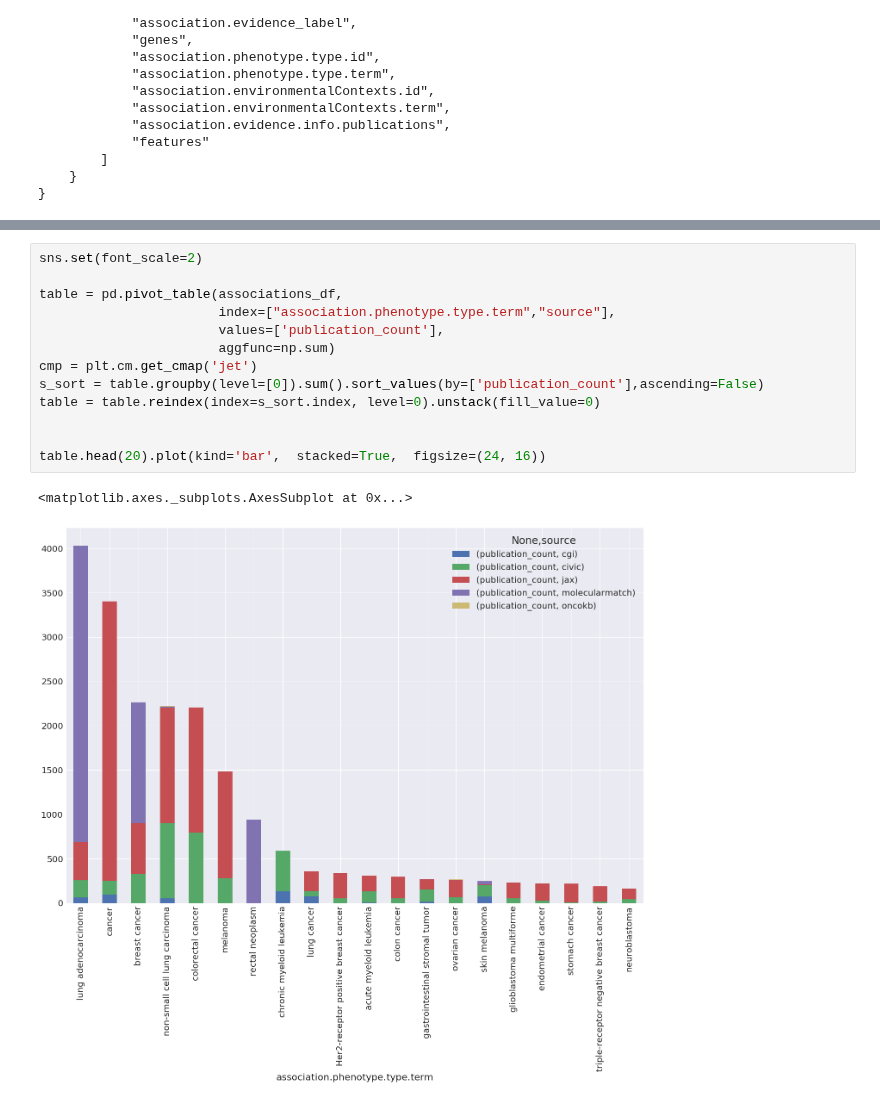
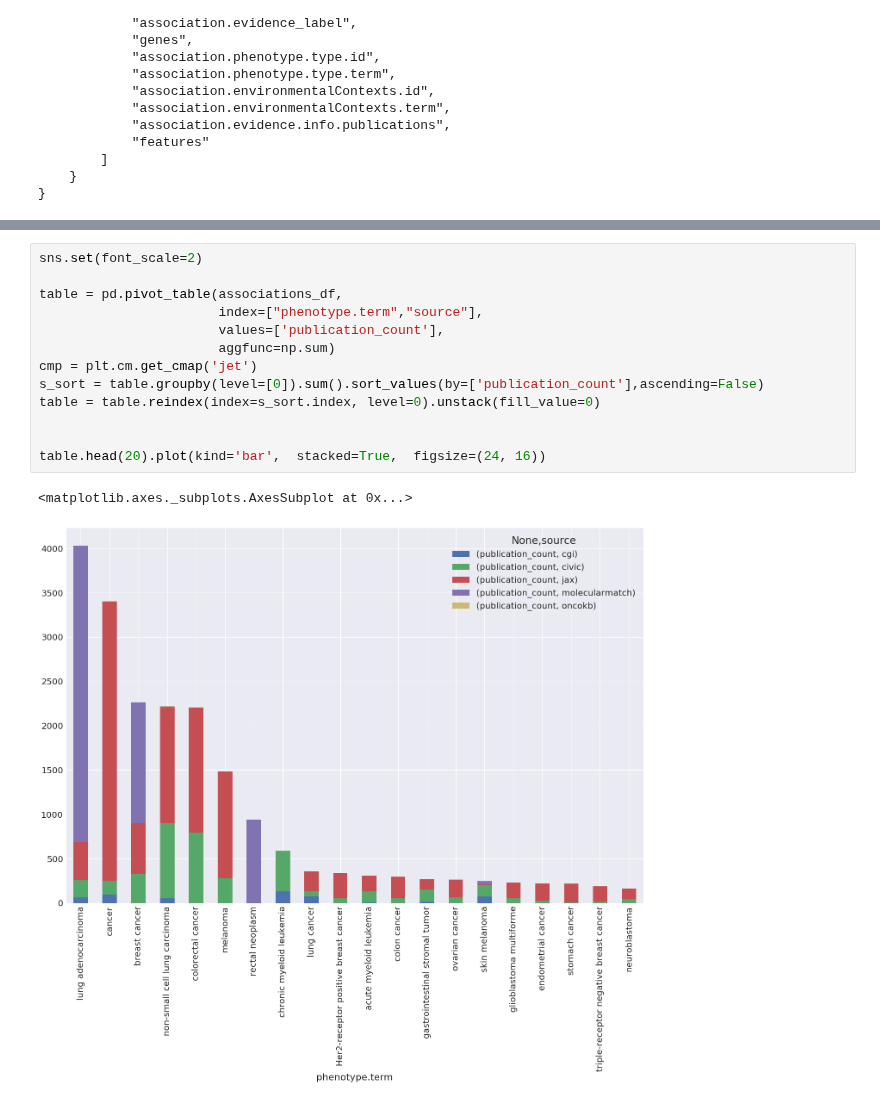
Before and after one commit to ohsu-comp-bio/g2p-aggregator, a Jupyter notebook: notebooks/associations_dataframe.ipynb, the cells around one changed output, grey strips where cells are left out. Drawn from its saved outputs; the diff is of its cells as text.

```diff
--- a/notebooks/associations_dataframe.ipynb
+++ b/notebooks/associations_dataframe.ipynb
@@ -76,16 +75,16 @@ sns.heatmap(table, fmt="1.0f", linewidths=.5, ax=ax, cbar=False, cmap="YlGnBu")
 # %%
 sns.set(font_scale=2)
 
 table = pd.pivot_table(associations_df,
-                       index=["association.phenotype.type.term","source"],
+                       index=["phenotype.term","source"],
                        values=['publication_count'],
                        aggfunc=np.sum)
 cmp = plt.cm.get_cmap('jet')
 s_sort = table.groupby(level=[0]).sum().sort_values(by=['publication_count'],ascending=False)
 table = table.reindex(index=s_sort.index, level=0).unstack(fill_value=0)
 
 
 table.head(20).plot(kind='bar',  stacked=True,  figsize=(24, 16))
 # %% [output]
 <matplotlib.axes._subplots.AxesSubplot at 0x...>
-[figure, old version]
+[figure, new version]
```
Also changed, not shown: parts of 2 cells of this notebook, 1 other file.
